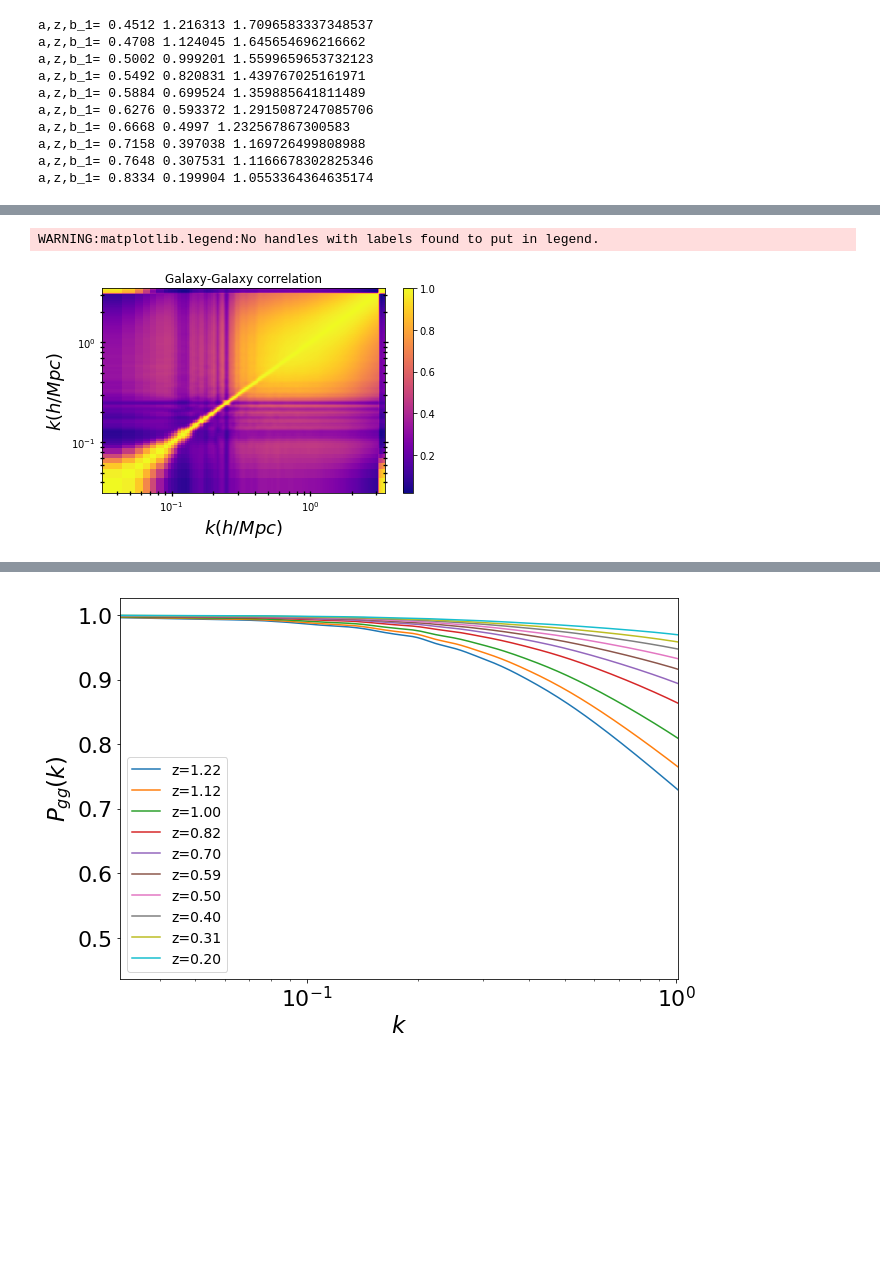
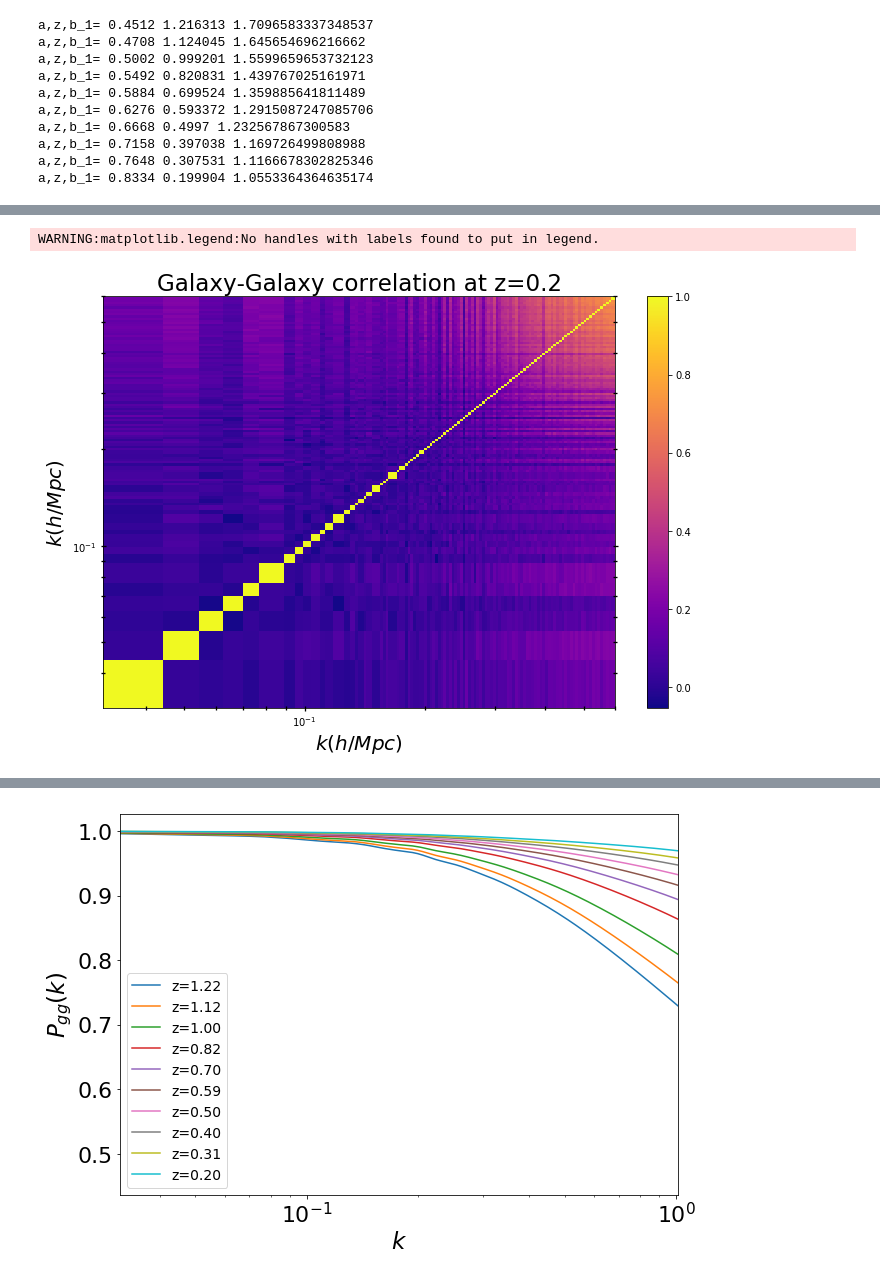
Before and after one commit to LSSTDESC/mgemu, a Jupyter notebook: notebooks/Galaxy_pmg.ipynb, the cells around one changed output, grey strips where cells are left out. Cells and saved outputs as stored; diff of their text form; code cells hidden in the pictures; blank space fills up the shorter version.

```diff
--- a/notebooks/Galaxy_pmg.ipynb
+++ b/notebooks/Galaxy_pmg.ipynb
@@ -27,6 +46,7 @@ def pmg(Om, h, ns, s8, fR0, n, z):
 def p_ggmg(Om, h, ns, s8, fR0, n, z, b1, shot):
     Omh2 = (h**2)*Om
     pkratio, k = emu(Omh2, ns, s8, fR0, n, z)
+    gc.collect()
     cosmo = pyccl.Cosmology(Omega_c=Om-0.02203/(h**2), Omega_b=0.02203/(h**2), h=h, sigma8=s8, n_s=ns, Neff=3.04, transfer_function='boltzmann_class', matter_power_spectrum='emu')
     a = 1./(1+z)
     #Now we have to be careful, because mgemu k-units are in h/Mpc, while CCL units are in 1/Mpc. convert k-emu range
@@ -51,4 +71,4 @@ s8=0.8159
 fr0=1e-5
 n=1
 ### Redshift
-z=0.0
+z=0
@@ -55,5 +79,5 @@ z=0.0
 # %%
-pkratio, k = emu(Omh2=Omh2, ns=ns, s8=s8, fR0=fr0, n=n, z=z)
+pkratio , k = emu(Omh2=Omh2, ns=ns, s8=s8, fR0=fr0, n=n, z=0.031)
 # %% [output]
 WARNING:tensorflow:From /Users/gev866/.local/lib/python3.5/site-packages/gpflow-1.5.1-py3.5.egg/gpflow/core/node.py:125: The name tf.get_default_session is deprecated. Please use tf.compat.v1.get_defa ...
 WARNING:tensorflow:From /Users/gev866/.local/lib/python3.5/site-packages/gpflow-1.5.1-py3.5.egg/gpflow/core/node.py:125: The name tf.get_default_session is deprecated. Please use tf.compat.v1.get_defa ...
@@ -262,37 +307,39 @@ def applyPlotStyle14():
  plt.grid(True)
  plt.xscale("log")
  plt.yscale("log")
- plt.xlim(kvec[0], kvec[kvec.shape[0]-1])
- plt.ylim(kvec[0], kvec[kvec.shape[0]-1])
+ plt.xlim(kvec[0], 0.6)
+ plt.ylim(kvec[0], 0.6)
  #plt.ylabel(r"$\frac{P_{MG}}{P_{\Lambda CDM}}$",fontsize=18)
- plt.xlabel(r"$k (h/Mpc)$",fontsize=18)
- plt.ylabel(r"$k (h/Mpc)$",fontsize=18)
+ plt.xlabel(r"$k (h/Mpc)$",fontsize=20)
+ plt.ylabel(r"$k (h/Mpc)$",fontsize=20)
  #plt.ylabel(r"$r (Mpc/h)$",fontsize=18)
  plt.legend(loc="best", frameon=False, numpoints=1, prop={'size':12})
 # %%
 #Get correlation matrix for step=43
 covxx = np.sqrt(np.diag(covPMGmat_82))*np.identity(len(kvec))
 invcoxx = np.linalg.inv(covxx)
 corrPMGmat_43 = np.dot(invcoxx,np.dot(covPMGmat_82,invcoxx))
 import scipy.ndimage as scim
-sigma_x = sigma_y = 2.0
-sigma = [sigma_y, sigma_x]
-cov_mat2 = scim.filters.gaussian_filter(covPMGmat_82, sigma, mode='wrap')
-covxxsmopth = np.sqrt(np.diag(cov_mat2))*np.identity(len(kvec))
-invcov_mat2 = np.linalg.inv(covxxsmopth)
-corr_mat2 = np.dot(invcov_mat2,np.dot(cov_mat2,invcov_mat2))
+#sigma_x = sigma_y = 2.0
+#sigma = [sigma_y, sigma_x]
+#cov_mat2 = scim.filters.gaussian_filter(covPMGmat_82, sigma, mode='wrap')
+#covxxsmopth = np.sqrt(np.diag(cov_mat2))*np.identity(len(kvec))
+#invcov_mat2 = np.linalg.inv(covxxsmopth)
+#corr_mat2 = np.dot(invcov_mat2,np.dot(cov_mat2,invcov_mat2))
+ii = np.where(kvec<0.6)
 from matplotlib import gridspec
 from matplotlib import cm
-fig11=plt.figure('test')
+fig11=plt.figure('test', figsize=(10, 7) )
 ax=fig11.add_subplot(111)
 applyPlotStyle14()
-ax.set_title('Galaxy-Galaxy correlation')
-#pltcov=ax.pcolormesh(kvec,kvec,covPMGmat_43, cmap='plasma')
-#pltcov=ax.pcolormesh(kvec,kvec,corrPMGmat_43, cmap='plasma')
-pltcov=ax.pcolormesh(kvec,kvec,corr_mat2, cmap='plasma')
+ax.set_title('Galaxy-Galaxy correlation at z=0.2', fontsize=23)
+#pltcov=ax.pcolormesh(kvec,kvec,covPMGmat_82, cmap='plasma')
+pltcov=ax.pcolormesh(kvec[ii],kvec[ii],corrPMGmat_43[0:101,0:101], cmap='plasma')
+#pltcov=ax.pcolormesh(kvec,kvec,corr_mat2, cmap='plasma')
+#pltcov=ax.pcolormesh(kvec,kvec,cov_mat2, cmap='plasma')
 fig11.colorbar(pltcov, ax=ax)
 plt.tight_layout()
 plt.show()
 # %% [output]
 WARNING:matplotlib.legend:No handles with labels found to put in legend.
-[figure, old version]
+[figure, new version]
```
Also changed, not shown: parts of 70 cells of this notebook, 2 other files.
